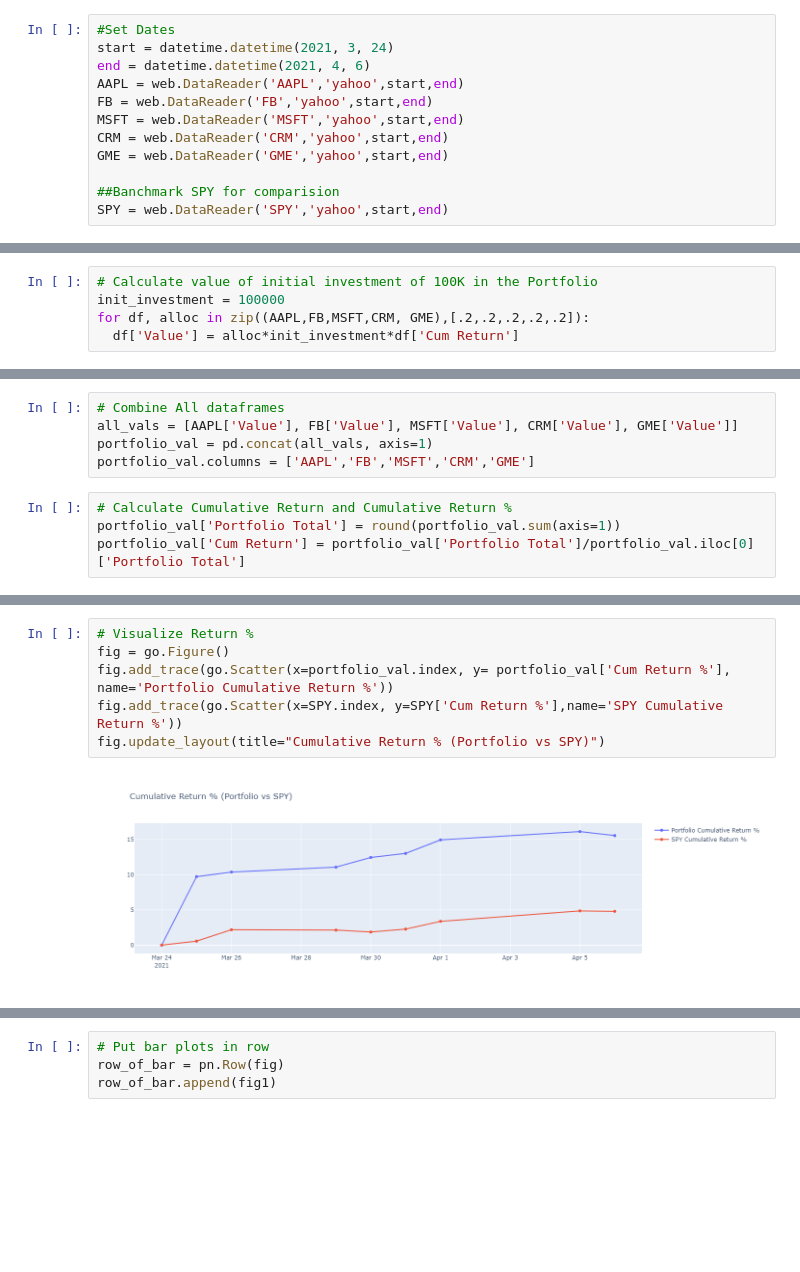
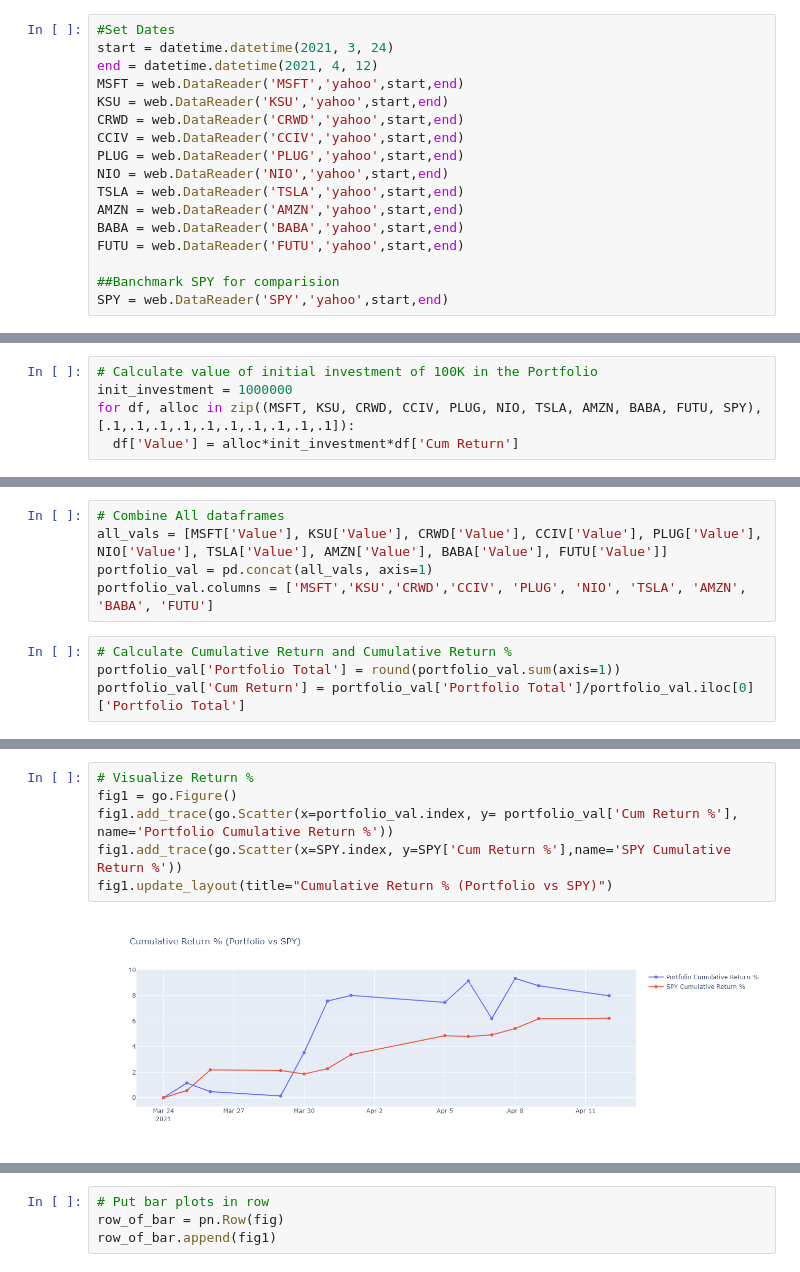
Before and after one commit to estevancersa/DEEGA-ETF, a Jupyter notebook: portfolio_returns.ipynb, the cells around one changed output, grey strips where cells are left out. Cells and saved outputs as stored; diff of their text form; blank space fills up the shorter version.

```diff
--- a/portfolio_returns.ipynb
+++ b/portfolio_returns.ipynb
@@ -11,12 +11,17 @@ import plotly.graph_objects as go
 # %%
 #Set Dates
 start = datetime.datetime(2021, 3, 24)
-end = datetime.datetime(2021, 4, 6)
-AAPL = web.DataReader('AAPL','yahoo',start,end)
-FB = web.DataReader('FB','yahoo',start,end)
+end = datetime.datetime(2021, 4, 12)
 MSFT = web.DataReader('MSFT','yahoo',start,end)
-CRM = web.DataReader('CRM','yahoo',start,end)
-GME = web.DataReader('GME','yahoo',start,end)
+KSU = web.DataReader('KSU','yahoo',start,end)
+CRWD = web.DataReader('CRWD','yahoo',start,end)
+CCIV = web.DataReader('CCIV','yahoo',start,end)
+PLUG = web.DataReader('PLUG','yahoo',start,end)
+NIO = web.DataReader('NIO','yahoo',start,end)
+TSLA = web.DataReader('TSLA','yahoo',start,end)
+AMZN = web.DataReader('AMZN','yahoo',start,end)
+BABA = web.DataReader('BABA','yahoo',start,end)
+FUTU = web.DataReader('FUTU','yahoo',start,end)
 
 ##Banchmark SPY for comparision
 SPY = web.DataReader('SPY','yahoo',start,end)
@@ -48,7 +52,7 @@ AAPL.head()
 # %%
 # Calculate value of initial investment of 100K in the Portfolio
-init_investment = 100000
-for df, alloc in zip((AAPL,FB,MSFT,CRM, GME),[.2,.2,.2,.2,.2]):
+init_investment = 1000000
+for df, alloc in zip((MSFT, KSU, CRWD, CCIV, PLUG, NIO, TSLA, AMZN, BABA, FUTU, SPY),[.1,.1,.1,.1,.1,.1,.1,.1,.1,.1]):
   df['Value'] = alloc*init_investment*df['Cum Return']
 # %%
 # Calculate value of initial investment of 100K in the SPY
@@ -56,9 +60,9 @@ SPY['SPY Total'] = init_investment*SPY['Cum Return']
 SPY['SPY Total'] = round(SPY['SPY Total'])
 # %%
 # Combine All dataframes
-all_vals = [AAPL['Value'], FB['Value'], MSFT['Value'], CRM['Value'], GME['Value']]
+all_vals = [MSFT['Value'], KSU['Value'], CRWD['Value'], CCIV['Value'], PLUG['Value'], NIO['Value'], TSLA['Value'], AMZN['Value'], BABA['Value'], FUTU['Value']]
 portfolio_val = pd.concat(all_vals, axis=1)
-portfolio_val.columns = ['AAPL','FB','MSFT','CRM','GME']
+portfolio_val.columns = ['MSFT','KSU','CRWD','CCIV', 'PLUG', 'NIO', 'TSLA', 'AMZN', 'BABA', 'FUTU']
 # %%
 # Calculate Cumulative Return and Cumulative Return %
 portfolio_val['Portfolio Total'] = round(portfolio_val.sum(axis=1))
@@ -97,11 +101,11 @@ fig.update_layout(title="Portfolio Value")
 # %%
 # Visualize Return %
-fig = go.Figure()
-fig.add_trace(go.Scatter(x=portfolio_val.index, y= portfolio_val['Cum Return %'], name='Portfolio Cumulative Return %'))
-fig.add_trace(go.Scatter(x=SPY.index, y=SPY['Cum Return %'],name='SPY Cumulative Return %'))
-fig.update_layout(title="Cumulative Return % (Portfolio vs SPY)")
+fig1 = go.Figure()
+fig1.add_trace(go.Scatter(x=portfolio_val.index, y= portfolio_val['Cum Return %'], name='Portfolio Cumulative Return %'))
+fig1.add_trace(go.Scatter(x=SPY.index, y=SPY['Cum Return %'],name='SPY Cumulative Return %'))
+fig1.update_layout(title="Cumulative Return % (Portfolio vs SPY)")
 # %% [output]
-[figure, old version]
+[figure, new version]
 # %%
 print("Portfolio Correlation with SPY")
 round(portfolio_val['Portfolio Total'].corr(SPY['SPY Total']),2)
```
Also changed, not shown: parts of 14 cells of this notebook, 12 other files.
